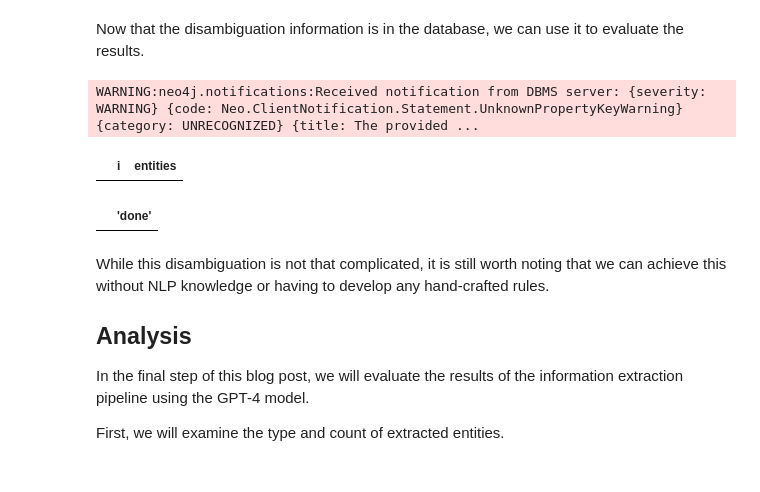
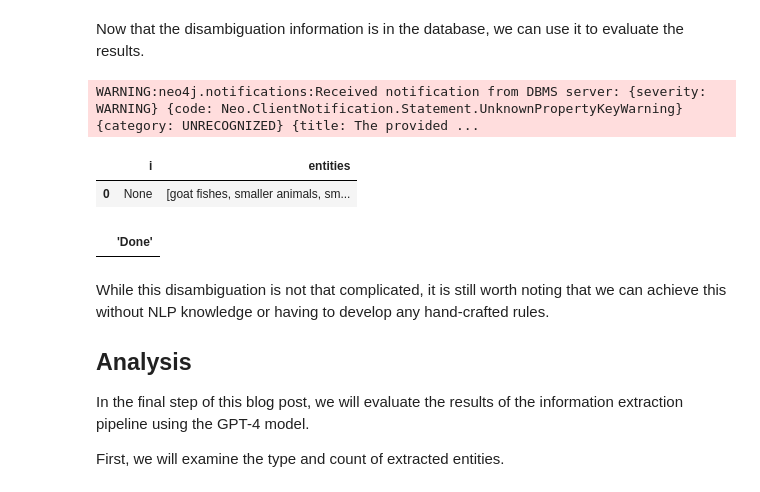
Before and after one commit to khizarsait/MajorprojectKRG, a Jupyter notebook: youtube/video2graph.ipynb, the cells around one changed output. Saved outputs shown, nothing was run; the diff lists cells and outputs as text; code cells hidden in the pictures.

```diff
--- a/youtube/video2graph.ipynb
+++ b/youtube/video2graph.ipynb
@@ -65,8 +110,8 @@ pd.set_option("display.max_colwidth", 150)
 # Set your Gemini API key
 genai.configure(api_key="AIzaSyAVN1fgZWelHiVE5Xm7xVhI6NFPZb_CPsA")
 
-# Example: Generate text with Gemini
-model = genai.GenerativeModel("gemini-pro")
+# Use 'gemini-pro' for text-only tasks
+model = genai.GenerativeModel("models/gemini-1.5-pro-latest")
 response = model.generate_content("Hello, how can I assist you?")
 
 print(response.text)
@@ -583,24 +583,25 @@ Error during entity disambiguation: 400 POST https://generativelanguage.googleap
 Now that the disambiguation information is in the database, we can use it to evaluate the results.
 # %%
 run_query("""
-MATCH (e:Entity {type:"animal"})
+MATCH (e:Entity {type:"Animal"})
 RETURN e.disambiguation AS i, collect(e.name) AS entities
 ORDER BY size(entities) DESC
 LIMIT 5
 """)
 # %% [output]
 WARNING:neo4j.notifications:Received notification from DBMS server: {severity: WARNING} {code: Neo.ClientNotification.Statement.UnknownPropertyKeyWarning} {category: UNRECOGNIZED} {title: The provided ...
 |  | i | entities |
+| 0 | None | [goat fishes, smaller animals, sm... |
 # %%
 run_query("""
 MATCH (e:Entity {type:"animal"})
 WITH e.disambiguation AS i, collect(e) AS entities
 CALL apoc.refactor.mergeNodes(entities, {mergeRels:True})
 YIELD node
-RETURN distinct 'done'
+RETURN distinct 'Done'
 """)
 # %% [output]
-|  | 'done' |
+|  | 'Done' |
 # %% [markdown]
 While this disambiguation is not that complicated, it is still worth noting that we can achieve this without NLP knowledge or having to develop any hand-crafted rules.
 ## Analysis
```
Also changed, not shown: parts of 10 cells of this notebook.
